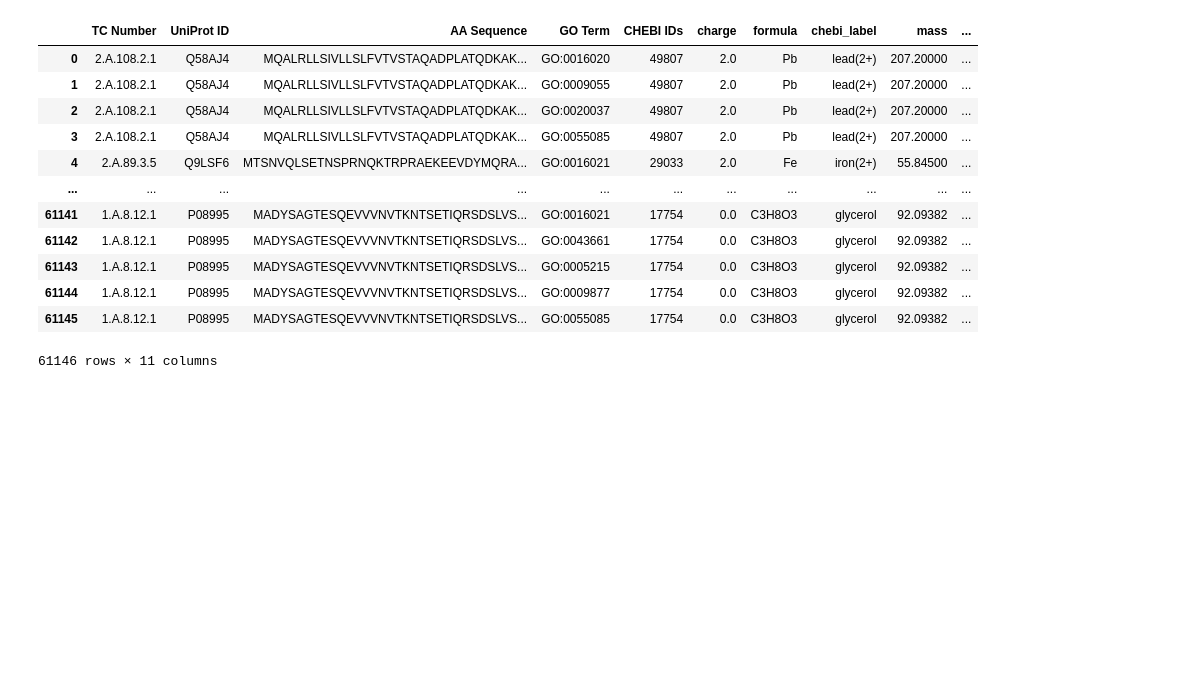
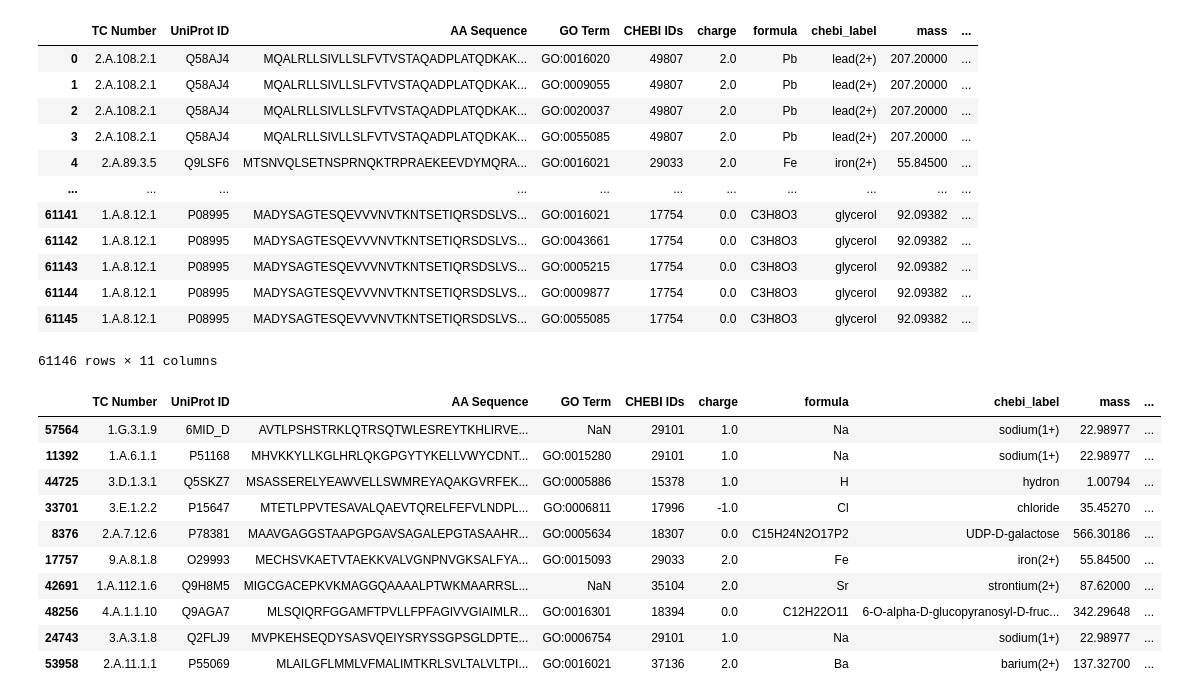
Before and after one commit to blandro/metabolite-transporter-annotation, a Jupyter notebook: main.ipynb, the cells around one changed output. Saved outputs shown, nothing was run; the diff lists cells and outputs as text; code cells hidden in the pictures; blank space fills up the shorter version.

```diff
--- a/main.ipynb
+++ b/main.ipynb
@@ -309,3 +309,17 @@ df_chebi_info_filtered
 | 61144 | 1.A.8.12.1 | P08995 | MADYSAGTESQEVVVNVTKNTSETIQRSDSLVS... | GO:0009877 | 17754 | 0.0 | C3H8O3 | glycerol | 92.09382 | ... |
 | 61145 | 1.A.8.12.1 | P08995 | MADYSAGTESQEVVVNVTKNTSETIQRSDSLVS... | GO:0055085 | 17754 | 0.0 | C3H8O3 | glycerol | 92.09382 | ... |
 61146 rows × 11 columns
+# %%
+df_chebi_info_filtered.sample(n=10)
+# %% [output]
+|  | TC Number | UniProt ID | AA Sequence | GO Term | CHEBI IDs | charge | formula | chebi_label | mass | ... |
+| 57564 | 1.G.3.1.9 | 6MID_D | AVTLPSHSTRKLQTRSQTWLESREYTKHLIRVE... | NaN | 29101 | 1.0 | Na | sodium(1+) | 22.98977 | ... |
+| 11392 | 1.A.6.1.1 | P51168 | MHVKKYLLKGLHRLQKGPGYTYKELLVWYCDNT... | GO:0015280 | 29101 | 1.0 | Na | sodium(1+) | 22.98977 | ... |
+| 44725 | 3.D.1.3.1 | Q5SKZ7 | MSASSERELYEAWVELLSWMREYAQAKGVRFEK... | GO:0005886 | 15378 | 1.0 | H | hydron | 1.00794 | ... |
+| 33701 | 3.E.1.2.2 | P15647 | MTETLPPVTESAVALQAEVTQRELFEFVLNDPL... | GO:0006811 | 17996 | -1.0 | Cl | chloride | 35.45270 | ... |
+| 8376 | 2.A.7.12.6 | P78381 | MAAVGAGGSTAAPGPGAVSAGALEPGTASAAHR... | GO:0005634 | 18307 | 0.0 | C15H24N2O17P2 | UDP-D-galactose | 566.30186 | ... |
+| 17757 | 9.A.8.1.8 | O29993 | MECHSVKAETVTAEKKVALVGNPNVGKSALFYA... | GO:0015093 | 29033 | 2.0 | Fe | iron(2+) | 55.84500 | ... |
+| 42691 | 1.A.112.1.6 | Q9H8M5 | MIGCGACEPKVKMAGGQAAAALPTWKMAARRSL... | NaN | 35104 | 2.0 | Sr | strontium(2+) | 87.62000 | ... |
+| 48256 | 4.A.1.1.10 | Q9AGA7 | MLSQIQRFGGAMFTPVLLFPFAGIVVGIAIMLR... | GO:0016301 | 18394 | 0.0 | C12H22O11 | 6-O-alpha-D-glucopyranosyl-D-fruc... | 342.29648 | ... |
+| 24743 | 3.A.3.1.8 | Q2FLJ9 | MVPKEHSEQDYSASVQEIYSRYSSGPSGLDPTE... | GO:0006754 | 29101 | 1.0 | Na | sodium(1+) | 22.98977 | ... |
+| 53958 | 2.A.11.1.1 | P55069 | MLAILGFLMMLVFMALIMTKRLSVLTALVLTPI... | GO:0016021 | 37136 | 2.0 | Ba | barium(2+) | 137.32700 | ... |
```
Also changed, not shown: 1 other file.
